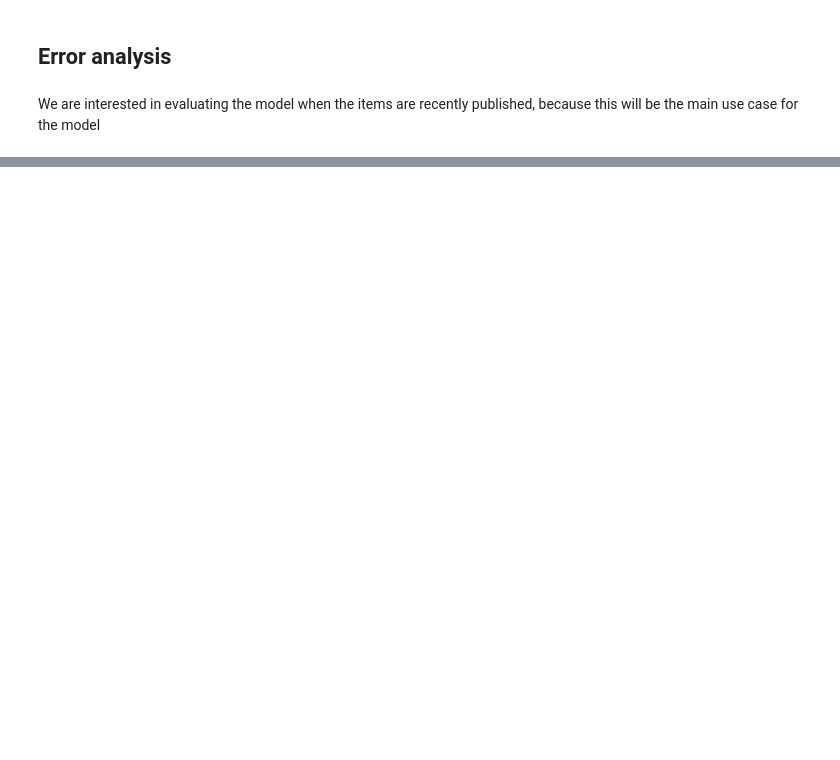
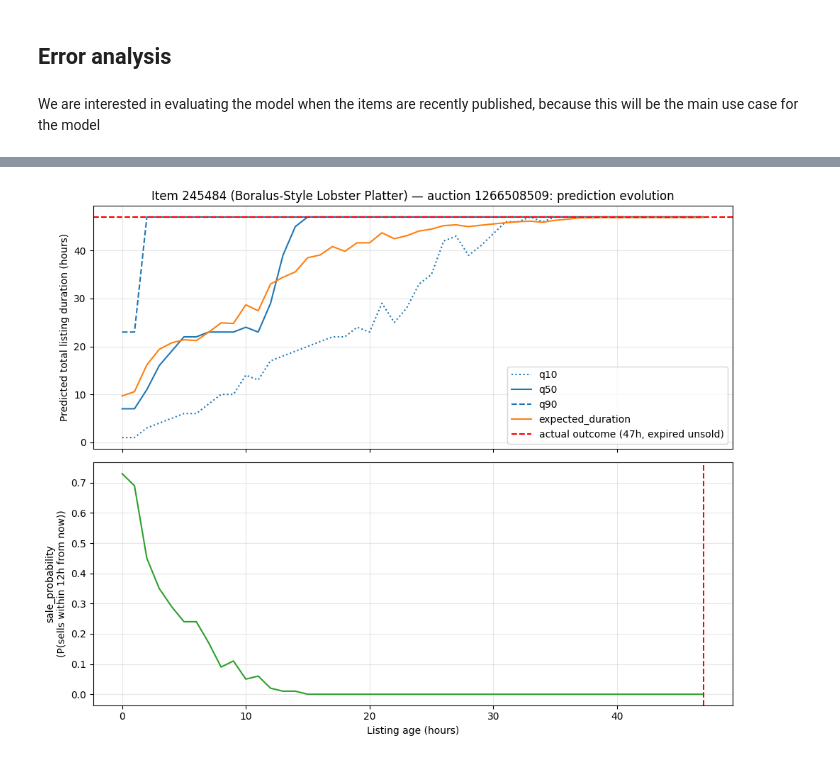
Before and after one commit to AngelUrq/auction_classic, a Jupyter notebook: notebooks/transformer_evaluation.ipynb, the cells around one changed output, grey strips where cells are left out. Drawn from its saved outputs; the diff is of its cells as text; code cells hidden in the pictures; blank space fills up the shorter version.

```diff
--- a/notebooks/transformer_evaluation.ipynb
+++ b/notebooks/transformer_evaluation.ipynb
@@ -348,0 +596,18 @@ plt.show()
+# %%
+# Load the item's full history once, spanning from `max_hours_back` before it was listed
+# to its last live snapshot — cheaper than re-scanning the raw JSON on every iteration below.
+total_span_hours = int((last_seen_time - case_prediction_time).total_seconds() // 3600)
+
+df_lifetime = load_auctions_from_sample(
+    case_data_dir,
+    last_seen_time,
+    time_left_mapping,
+    item_to_idx,
+    context_to_idx,
+    bonus_to_idx,
+    modtype_to_idx,
+    max_hours_back=total_span_hours + max_hours_back,
+    include_targets=False,
+)
+df_lifetime_item = df_lifetime[df_lifetime['item_index'] == case_row['item_index'].iloc[0]].copy()
+print(f"Loaded {len(df_lifetime_item)} rows for this item across the auction's full lifetime")
@@ -348,0 +670,22 @@ plt.show()
+# %%
+fig, axes = plt.subplots(2, 1, figsize=(10, 8), sharex=True)
+
+axes[0].plot(df_evolution['listing_age'], df_evolution['prediction_q10'], label='q10', color='tab:blue', linestyle=':')
+axes[0].plot(df_evolution['listing_age'], df_evolution['prediction_q50'], label='q50', color='tab:blue')
+axes[0].plot(df_evolution['listing_age'], df_evolution['prediction_q90'], label='q90', color='tab:blue', linestyle='--')
+axes[0].plot(df_evolution['listing_age'], df_evolution['expected_duration'], label='expected_duration', color='tab:orange')
+axes[0].axhline(actual_duration, color='red', linestyle='--', label=f'actual outcome ({actual_duration:.0f}h, expired unsold)')
+axes[0].set_ylabel('Predicted total listing duration (hours)')
+axes[0].set_title(f"Item {registry_case['item_id']} ({registry_case['item_name']}) — auction {case_auction_id}: prediction evolution")
+axes[0].legend(); axes[0].grid(alpha=0.3)
+
+axes[1].plot(df_evolution['listing_age'], df_evolution['sale_probability'], color='tab:green')
+axes[1].axvline(actual_duration, color='red', linestyle='--')
+axes[1].set_xlabel('Listing age (hours)')
+axes[1].set_ylabel('sale_probability\n(P(sells within 12h from now))')
+axes[1].grid(alpha=0.3)
+
+plt.tight_layout()
+plt.show()
+# %% [output]
+[figure, added]
```
Also changed, not shown: parts of 25 cells of this notebook, 6 other files.
